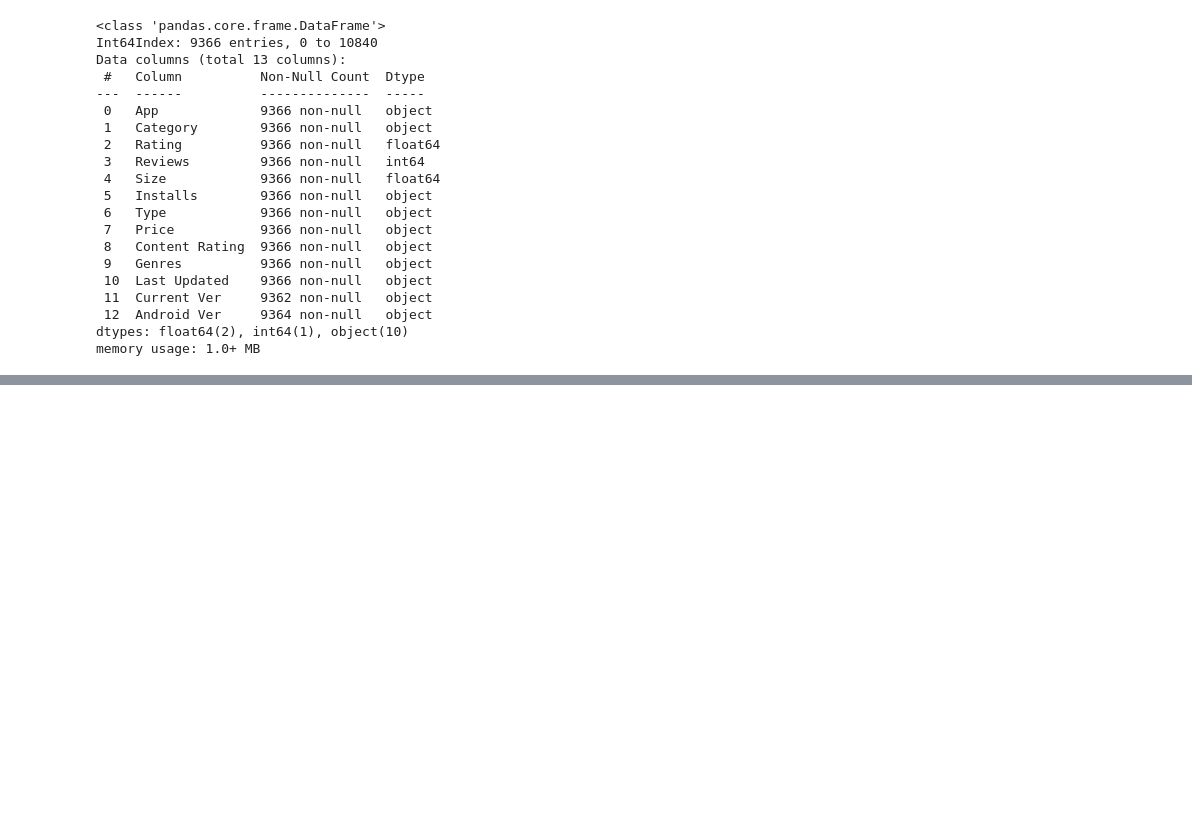
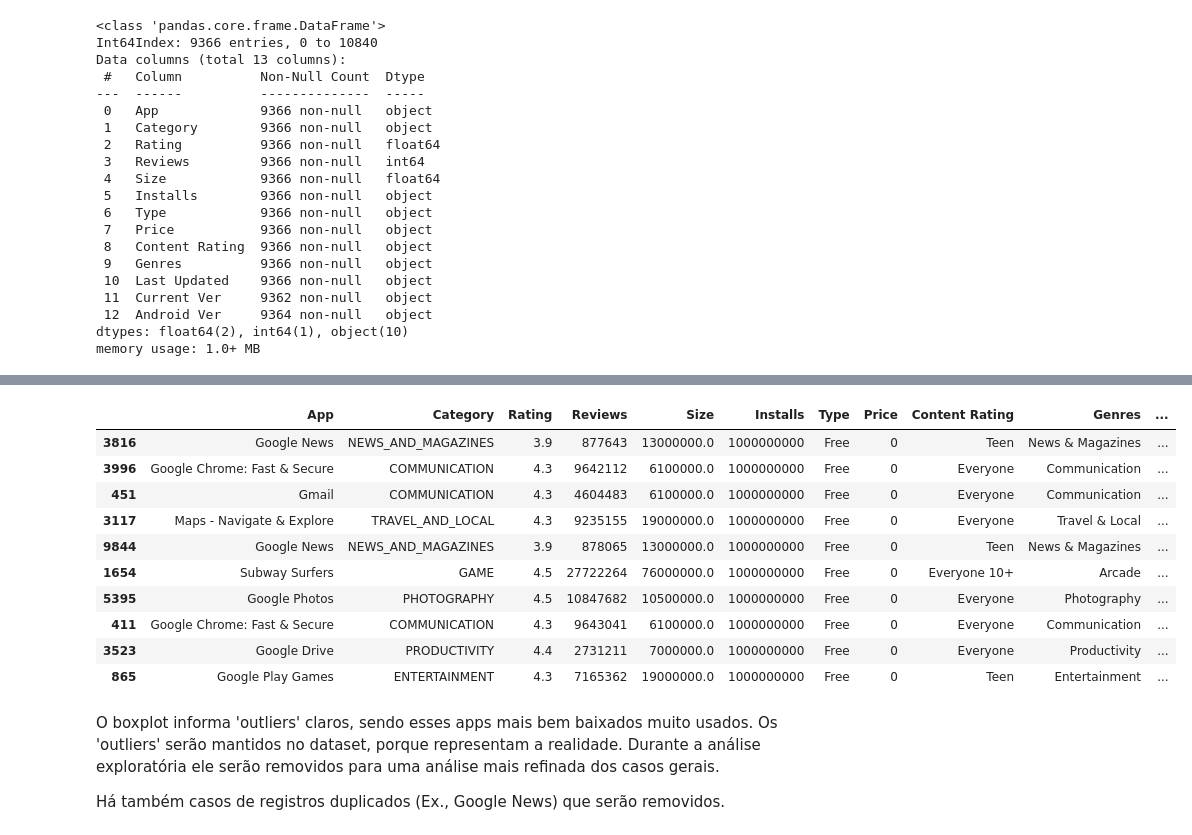
Before and after one commit to edmgjr/portifolio, a Jupyter notebook: Limpesa_e_preprocessamento_de_dados_googleplaystore.ipynb, the cells around one changed output, grey strips where cells are left out. Cells and saved outputs as stored; diff of their text form; code cells hidden in the pictures; blank space fills up the shorter version.

```diff
--- a/Limpesa_e_preprocessamento_de_dados_googleplaystore.ipynb
+++ b/Limpesa_e_preprocessamento_de_dados_googleplaystore.ipynb
@@ -432,0 +465,19 @@ df.head()
+# %%
+#mostrando os 10 apps mais baixados
+df.sort_values(by='Installs', ascending=False).head(10)
+# %% [output]
+|  | App | Category | Rating | Reviews | Size | Installs | Type | Price | Content Rating | Genres | ... |
+| 3816 | Google News | NEWS_AND_MAGAZINES | 3.9 | 877643 | 13000000.0 | 1000000000 | Free | 0 | Teen | News & Magazines | ... |
+| 3996 | Google Chrome: Fast & Secure | COMMUNICATION | 4.3 | 9642112 | 6100000.0 | 1000000000 | Free | 0 | Everyone | Communication | ... |
+| 451 | Gmail | COMMUNICATION | 4.3 | 4604483 | 6100000.0 | 1000000000 | Free | 0 | Everyone | Communication | ... |
+| 3117 | Maps - Navigate & Explore | TRAVEL_AND_LOCAL | 4.3 | 9235155 | 19000000.0 | 1000000000 | Free | 0 | Everyone | Travel & Local | ... |
+| 9844 | Google News | NEWS_AND_MAGAZINES | 3.9 | 878065 | 13000000.0 | 1000000000 | Free | 0 | Teen | News & Magazines | ... |
+| 1654 | Subway Surfers | GAME | 4.5 | 27722264 | 76000000.0 | 1000000000 | Free | 0 | Everyone 10+ | Arcade | ... |
+| 5395 | Google Photos | PHOTOGRAPHY | 4.5 | 10847682 | 10500000.0 | 1000000000 | Free | 0 | Everyone | Photography | ... |
+| 411 | Google Chrome: Fast & Secure | COMMUNICATION | 4.3 | 9643041 | 6100000.0 | 1000000000 | Free | 0 | Everyone | Communication | ... |
+| 3523 | Google Drive | PRODUCTIVITY | 4.4 | 2731211 | 7000000.0 | 1000000000 | Free | 0 | Everyone | Productivity | ... |
+| 865 | Google Play Games | ENTERTAINMENT | 4.3 | 7165362 | 19000000.0 | 1000000000 | Free | 0 | Teen | Entertainment | ... |
+# %% [markdown]
+O boxplot informa 'outliers' claros, sendo esses apps mais bem baixados muito usados. Os 'outliers' serão mantidos no dataset, porque representam a realidade. Durante a análise exploratória ele serão removidos para uma análise mais refinada dos casos gerais.
+
+Há também casos de registros duplicados (Ex., Google News) que serão removidos.
```
Also changed, not shown: parts of 64 cells of this notebook.
